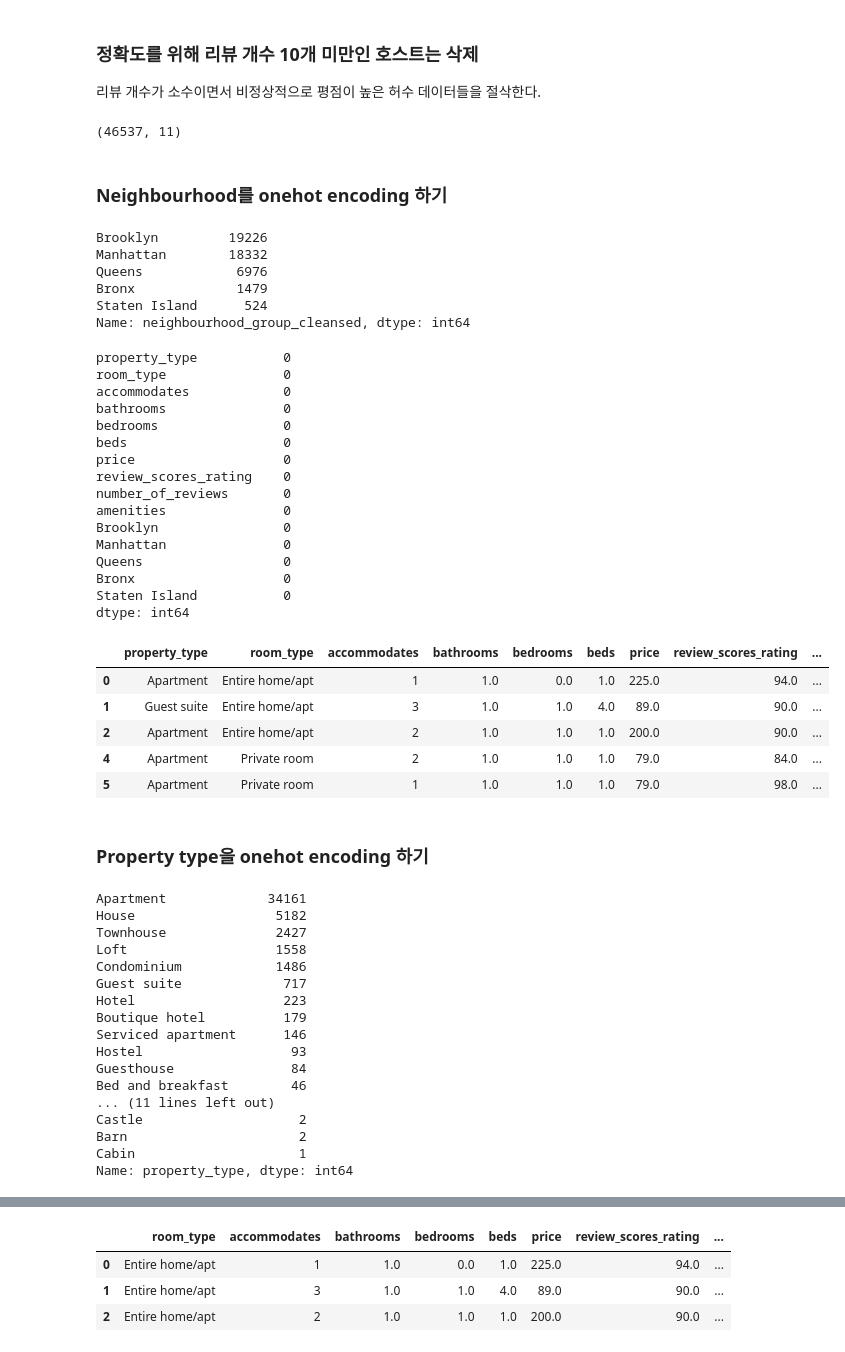
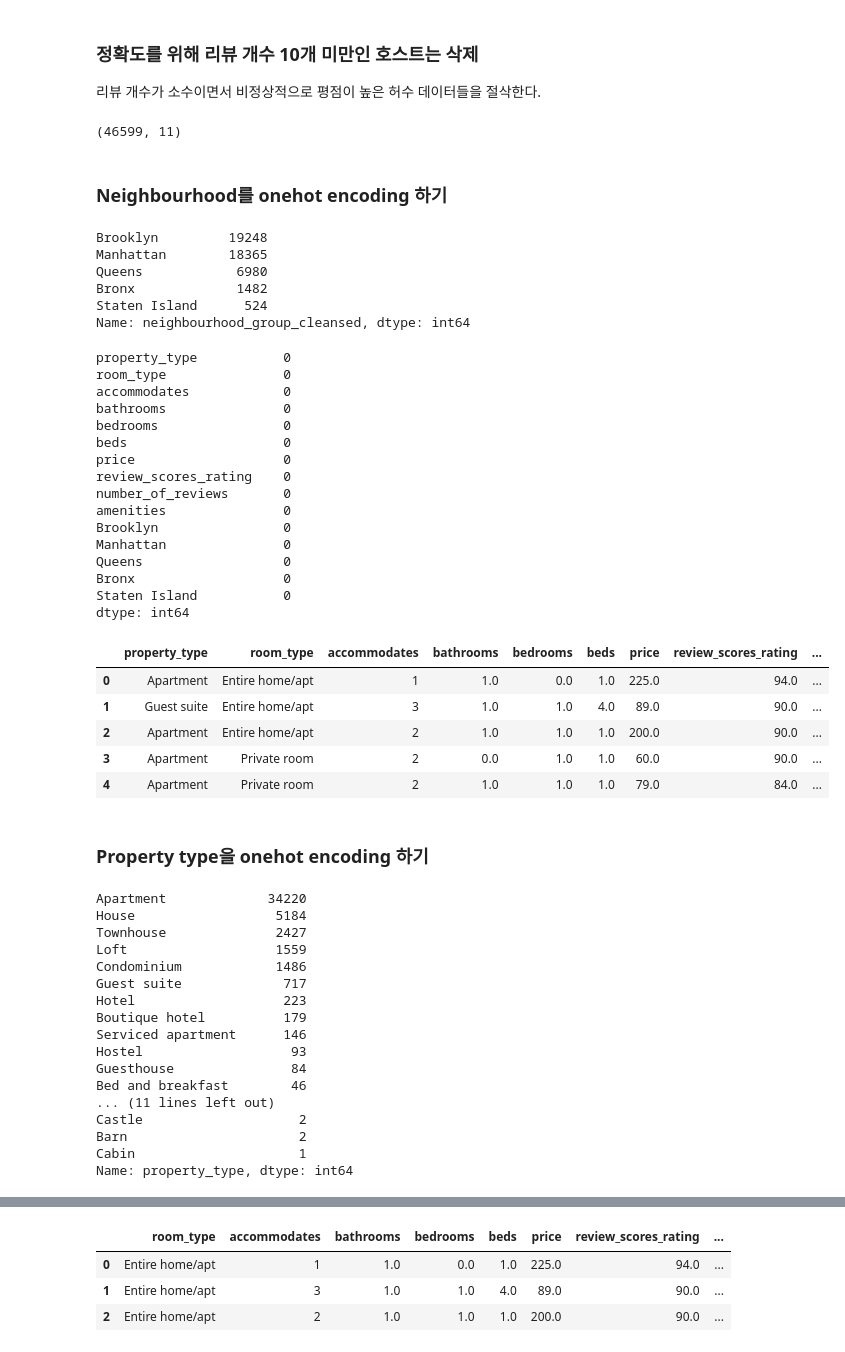
Before and after one commit to whitw/CAUBigdata, a Jupyter notebook: big-data-team-17-cau.ipynb, the cells around one changed output, grey strips where cells are left out. Drawn from its saved outputs; the diff is of its cells as text; code cells hidden in the pictures.

```diff
--- a/big-data-team-17-cau.ipynb
+++ b/big-data-team-17-cau.ipynb
@@ -59,3 +59,8 @@ import sklearn.metrics
 
 pd.options.display.max_rows = 200
 pd.options.display.max_columns = 50
+# %%
+abm =  pd.read_csv('../input/airbnb-new-york-city-with-106-features/airbnbmark1.csv')
+abm.head(3)
+print('abm.shape',abm.shape)
+print('abm.size', abm.size)
@@ -62,5 +75,4 @@ pd.options.display.max_columns = 50
 # %%
-abm =  pd.read_csv('airbnbmark1.csv')
 abm.head(3)
 print('abm.shape',abm.shape)
 print('abm.size',abm.size)
@@ -126,7 +138,8 @@ number_of_reviews                   0
 amenities                           0
 dtype: int64
 # %%
-abm1 = abm1.dropna(subset=['bathrooms', 'bedrooms', 'beds', 'review_scores_rating'], how='any', axis=0)
+abm1 = abm1.dropna(subset=['review_scores_rating'], how='any', axis=0)
+abm1 = abm1.fillna(0)
 abm1.isnull().sum()
 print('abm1.shape after dropping nan rows: ',abm1.shape)
 # %% [output]
@@ -164,16 +177,16 @@ indexNames = abm1[abm1['number_of_reviews'] < 10].index
 abm1.drop(indexNames , inplace=True)
 abm1.shape
 # %% [output]
-(46537, 11)
+(46599, 11)
 # %% [markdown]
 ### Neighbourhood를 onehot encoding 하기
 # %%
 abm1['neighbourhood_group_cleansed'].value_counts()
 # %% [output]
-Brooklyn         19226
-Manhattan        18332
-Queens            6976
-Bronx             1479
+Brooklyn         19248
+Manhattan        18365
+Queens            6980
+Bronx             1482
 Staten Island      524
 Name: neighbourhood_group_cleansed, dtype: int64
 # %%
@@ -185,46 +198,46 @@ def one_hot_encode_neighbourhood(abm1):
     abm1.loc[abm1['neighbourhood_group_cleansed'].str.contains('Staten Island'), 'Staten Island'] = 1
 
     abm1 = abm1.fillna(0)
 
     abm1 = abm1.drop('neighbourhood_group_cleansed', axis = 1)
-    abm1.isnull().sum()
     return abm1
+
 abm1 = one_hot_encode_neighbourhood(abm1)
 abm1.isnull().sum()
 abm1.head(5)
 # %% [output]
 property_type           0
 room_type               0
 accommodates            0
 bathrooms               0
 bedrooms                0
 beds                    0
 price                   0
 review_scores_rating    0
 number_of_reviews       0
 amenities               0
 Brooklyn                0
 Manhattan               0
 Queens                  0
 Bronx                   0
 Staten Island           0
 dtype: int64
 |  | property_type | room_type | accommodates | bathrooms | bedrooms | beds | price | review_scores_rating | ... |
 | 0 | Apartment | Entire home/apt | 1 | 1.0 | 0.0 | 1.0 | 225.0 | 94.0 | ... |
 | 1 | Guest suite | Entire home/apt | 3 | 1.0 | 1.0 | 4.0 | 89.0 | 90.0 | ... |
 | 2 | Apartment | Entire home/apt | 2 | 1.0 | 1.0 | 1.0 | 200.0 | 90.0 | ... |
+| 3 | Apartment | Private room | 2 | 0.0 | 1.0 | 1.0 | 60.0 | 90.0 | ... |
 | 4 | Apartment | Private room | 2 | 1.0 | 1.0 | 1.0 | 79.0 | 84.0 | ... |
-| 5 | Apartment | Private room | 1 | 1.0 | 1.0 | 1.0 | 79.0 | 98.0 | ... |
 # %% [markdown]
 ### Property type을 onehot encoding 하기
 # %%
 # property_type에는 무슨 값이 있을지
 abm1['property_type'].value_counts()
 # %% [output]
-Apartment             34161
-House                  5182
+Apartment             34220
+House                  5184
 Townhouse              2427
-Loft                   1558
+Loft                   1559
 Condominium            1486
 Guest suite             717
 Hotel                   223
```
Also changed, not shown: parts of 47 cells of this notebook.
